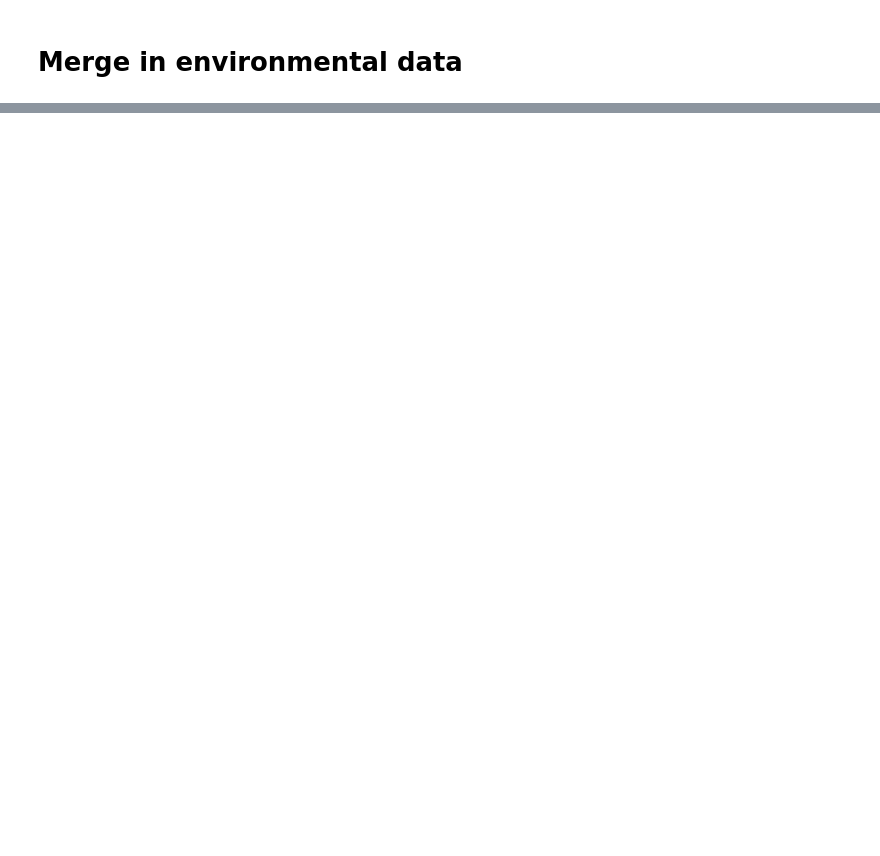
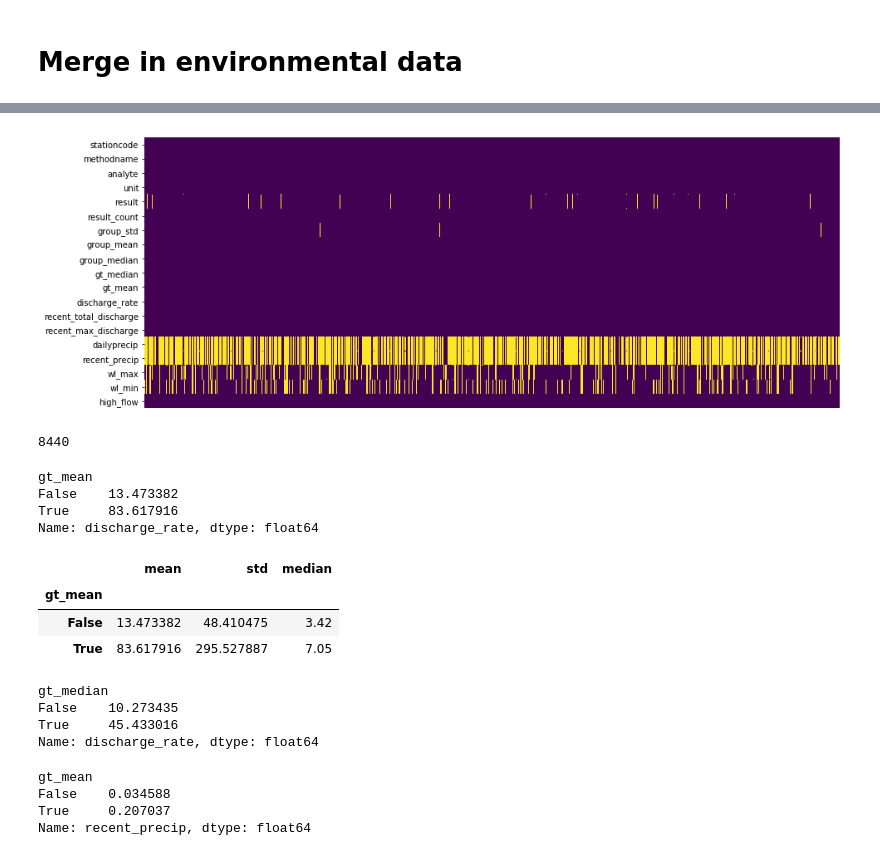
Before and after one commit to san-diego-water-quality/ericbusboom, a Jupyter notebook: Beachwatch Logistic.ipynb, the cells around one changed output, grey strips where cells are left out. Cells and saved outputs as stored; diff of their text form; code cells hidden in the pictures; blank space fills up the shorter version.

```diff
--- a/Beachwatch Logistic.ipynb
+++ b/Beachwatch Logistic.ipynb
@@ -88,0 +113,6 @@ dfc_env.head()
+# %%
+dfc_env = dfc.set_index('sampledate').join(trr)
+dfc_env['high_flow'] =  (dfc_env.recent_total_discharge > dfc_env.recent_total_discharge.median()).astype(int)
+
+
+dfc_env.head()
@@ -89,3 +126,5 @@ dfc_env.head()
 # %%
-fig, ax = plt.subplots(figsize=(15,.5*len(dfc_env.columns)))
-sns.heatmap(dfc_env.isnull().T,cbar=False,xticklabels=False,cmap = 'viridis', ax=ax );
+fig, ax = plt.subplots(figsize=(15,.5*len(dfc.columns)))
+sns.heatmap(dfc_env.sample(10000).isnull().T,cbar=False,xticklabels=False,cmap = 'viridis', ax=ax );
+# %% [output]
+[figure, added]
@@ -99 +131,33 @@ dfc_env['discharge_gt_median'] = dfc_env.discharge_rate > dfc_env.discharge_rate
+# %%
+sum(dfc_env.recent_precip > 0.0)
+# %% [output]
+8440
+# %%
+dfc_env.groupby('gt_mean').mean().discharge_rate
+# %% [output]
+gt_mean
+False    13.473382
+True     83.617916
+Name: discharge_rate, dtype: float64
+# %%
+dfc_env.groupby('gt_mean').discharge_rate.agg(['mean','std','median'])
+# %% [output]
+|  | mean | std | median |
+| gt_mean |  |  |  |
+| False | 13.473382 | 48.410475 | 3.42 |
+| True | 83.617916 | 295.527887 | 7.05 |
+# %%
+dfc_env.groupby('gt_median').mean().discharge_rate
+# %% [output]
+gt_median
+False    10.273435
+True     45.433016
+Name: discharge_rate, dtype: float64
+# %%
+dfc_env.groupby('gt_mean').mean().recent_precip
+# %% [output]
+gt_mean
+False    0.034588
+True     0.207037
+Name: recent_precip, dtype: float64
 # %%
```
Also changed, not shown: parts of 23 cells of this notebook.
